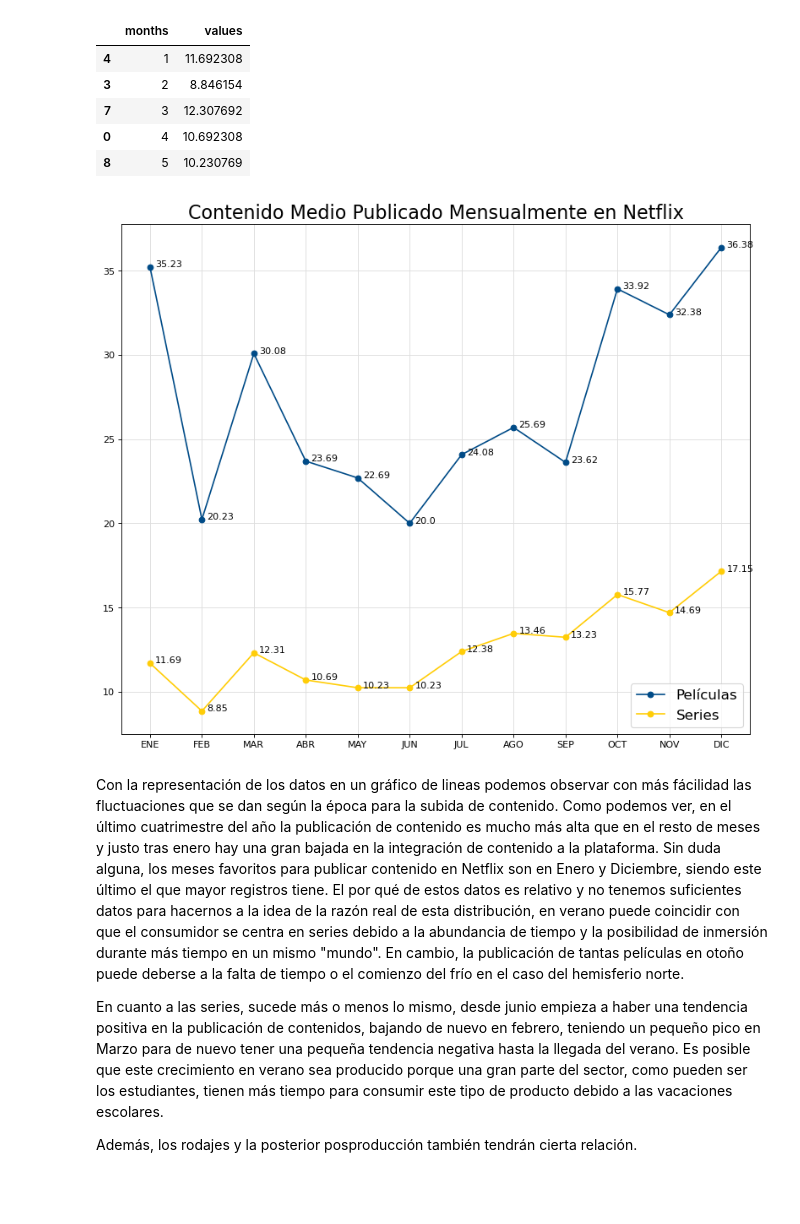
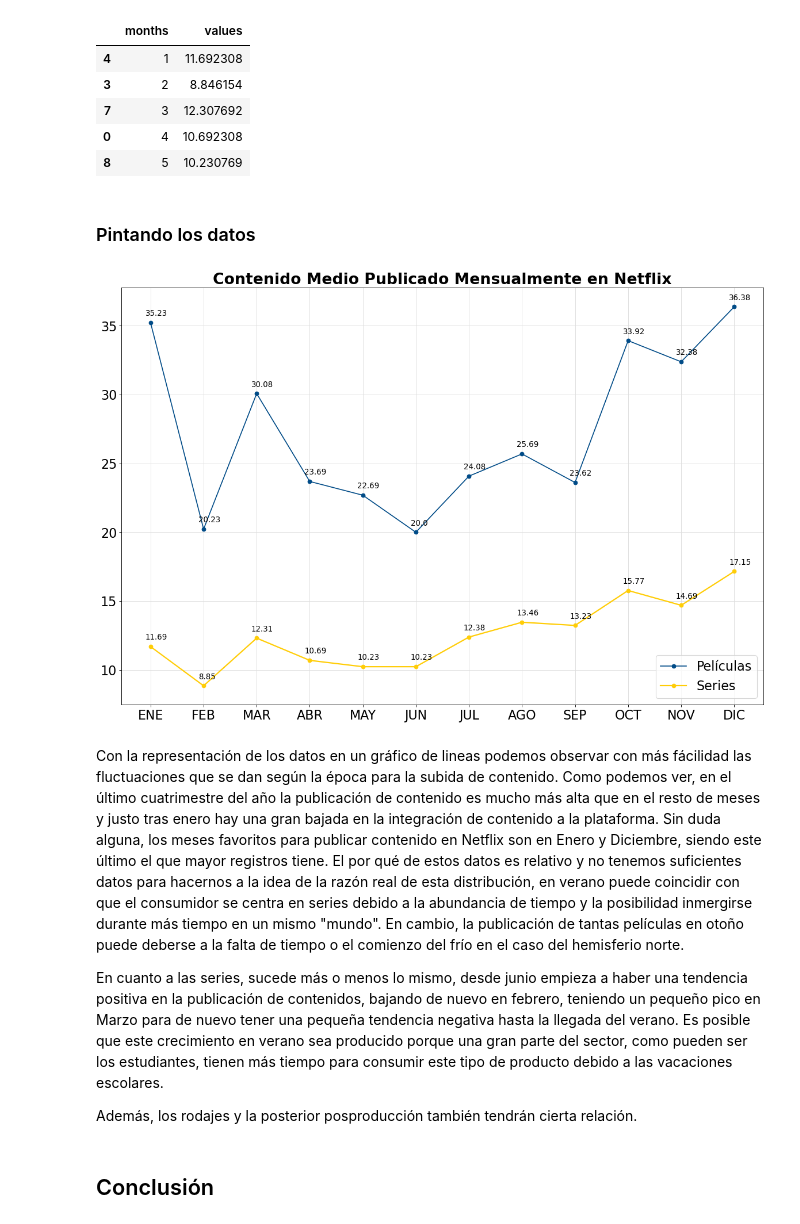
Before and after one commit to Jotivirix/Datamining_UFV, a Jupyter notebook: Lab1/entregable2/Lab1-Entregable2.ipynb, the cells around one changed output. Saved outputs shown, nothing was run; the diff lists cells and outputs as text; code cells hidden in the pictures; blank space fills up the shorter version.

```diff
--- a/Lab1/entregable2/Lab1-Entregable2.ipynb
+++ b/Lab1/entregable2/Lab1-Entregable2.ipynb
@@ -79,10 +88,12 @@ labels = 'Películas','Series'
 sizes = [peliculas,series]
 colors = ['#004B87', '#FFCD07']
 
-fig1, ax1 = plt.subplots()
-ax1.pie(sizes, explode=(0,0.1), labels=labels, autopct='%1.1f%%',shadow=False, startangle=60, colors=colors)
+plt.rcParams['font.size'] = 20
+fig1, ax1 = plt.subplots(figsize=(12,8),facecolor='#999999')
+ax1.pie(sizes, explode=(0,0.1), labels=labels, autopct='%1.1f%%',
+        shadow=False, startangle=60, textprops={'color':"w"}, colors=colors)
 ax1.axis('equal')  # Equal aspect ratio ensures that pie is drawn as a circle.
-plt.title('Distribución Películas vs Series',fontsize=20)
-plt.savefig('PieChartPelisvsSeries.png')
+plt.title('Distribución Películas vs Series',fontsize=40, color='w')
+plt.savefig('PieChartPelisvsSeries.png',facecolor=fig1.get_facecolor(), transparent=False)
 plt.show()
 # %% [output]
@@ -524,48 +547,54 @@ sortedDataSeries.head()
 | 7 | 3 | 12.307692 |
 | 0 | 4 | 10.692308 |
 | 8 | 5 | 10.230769 |
+# %% [markdown]
+### Pintando los datos
 # %%
 # Crear una figura de 8x6 puntos de tamaño, 80 puntos por pulgada
-plt.figure(figsize=(12, 10), dpi=80)
+plt.figure(figsize=(18, 12), dpi=80)
 
 # Crear una nueva subgráfica en una rejilla de 1x1
 plt.subplot(1, 1, 1)
 
 mesesLetra = ['ENE','FEB','MAR','ABR','MAY','JUN','JUL','AGO','SEP','OCT','NOV','DIC']
 
 X = mesesLetra
 Y1 = sortedDataPelis['values']
 Y2 = sortedDataSeries['values']
 
-plt.plot(X, Y1, marker='o', color="#004B87", linewidth=1.5, linestyle="-",)
+plt.rcParams['font.size'] = 12
+
+plt.plot(X, Y1, marker='o', color="#004B87", linewidth=1.5, linestyle="-")
 
 i = 0;
 for val in Y1:
-    plt.text(i+0.1,val,round(val,2))
+    plt.text(i-0.1,val+0.5,round(val,2))
     i = i+1
 
 i = 0;
 for val in Y2:
-    plt.text(i+0.1,val,round(val,2))
+    plt.text(i-0.1,val+0.5,round(val,2))
     i = i+1
 
-plt.plot(X, Y2,  marker='o', color="#FFCD07", linewidth=1.5, linestyle="-")
+plt.plot(X, Y2,  marker='o', color="#FFCD07", linewidth=2, linestyle="-")
 
 plt.grid(color='#DEDEDE', linestyle='-')
 
-plt.title('Contenido Medio Publicado Mensualmente en Netflix', fontsize=20)
+plt.title('Contenido Medio Publicado Mensualmente en Netflix', fontsize=24, fontweight='bold')
 
-plt.legend(['Películas','Series'],fontsize=15)
+plt.legend(['Películas','Series'],fontsize=20,loc=4)
 
 # Guardar la figura usando 72 puntos por pulgada
-plt.savefig("MonthlyData.png", dpi=72)
+plt.savefig("MonthlyData.png", dpi=60)
 # Mostrar resultado en pantalla
 plt.show()
 # %% [output]
-[figure, old version]
+[figure, new version]
 # %% [markdown]
-Con la representación de los datos en un gráfico de lineas podemos observar con más fácilidad las fluctuaciones que se dan según la época para la subida de contenido. Como podemos ver, en el último cuatrimestre del año la publicación de contenido es mucho más alta que en el resto de meses y justo tras enero hay una gran bajada en la integración de contenido a la plataforma. Sin duda alguna, los meses favoritos para publicar contenido en Netflix son en Enero y Diciembre, siendo este último el que mayor registros tiene. El por qué de estos datos es relativo y no tenemos suficientes datos para hacernos a la idea de la razón real de esta distribución, en verano puede coincidir con que el consumidor se centra en series debido a la abundancia de tiempo y la posibilidad de inmersión durante más tiempo en un mismo "mundo". En cambio, la publicación de tantas películas en otoño puede deberse a la falta de tiempo o el comienzo del frío en el caso del hemisferio norte.
+Con la representación de los datos en un gráfico de lineas podemos observar con más fácilidad las fluctuaciones que se dan según la época para la subida de contenido. Como podemos ver, en el último cuatrimestre del año la publicación de contenido es mucho más alta que en el resto de meses y justo tras enero hay una gran bajada en la integración de contenido a la plataforma. Sin duda alguna, los meses favoritos para publicar contenido en Netflix son en Enero y Diciembre, siendo este último el que mayor registros tiene. El por qué de estos datos es relativo y no tenemos suficientes datos para hacernos a la idea de la razón real de esta distribución, en verano puede coincidir con que el consumidor se centra en series debido a la abundancia de tiempo y la posibilidad inmergirse durante más tiempo en un mismo "mundo". En cambio, la publicación de tantas películas en otoño puede deberse a la falta de tiempo o el comienzo del frío en el caso del hemisferio norte.
 
 En cuanto a las series, sucede más o menos lo mismo, desde junio empieza a haber una tendencia positiva en la publicación de contenidos, bajando de nuevo en febrero, teniendo un pequeño pico en Marzo para de nuevo tener una pequeña tendencia negativa hasta la llegada del verano. Es posible que este crecimiento en verano sea producido porque una gran parte del sector, como pueden ser los estudiantes, tienen más tiempo para consumir este tipo de producto debido a las vacaciones escolares.
 
 Además, los rodajes y la posterior posproducción también tendrán cierta relación.
+# %% [markdown]
+## Conclusión
```
Also changed, not shown: parts of 24 cells of this notebook, 2 other files.
